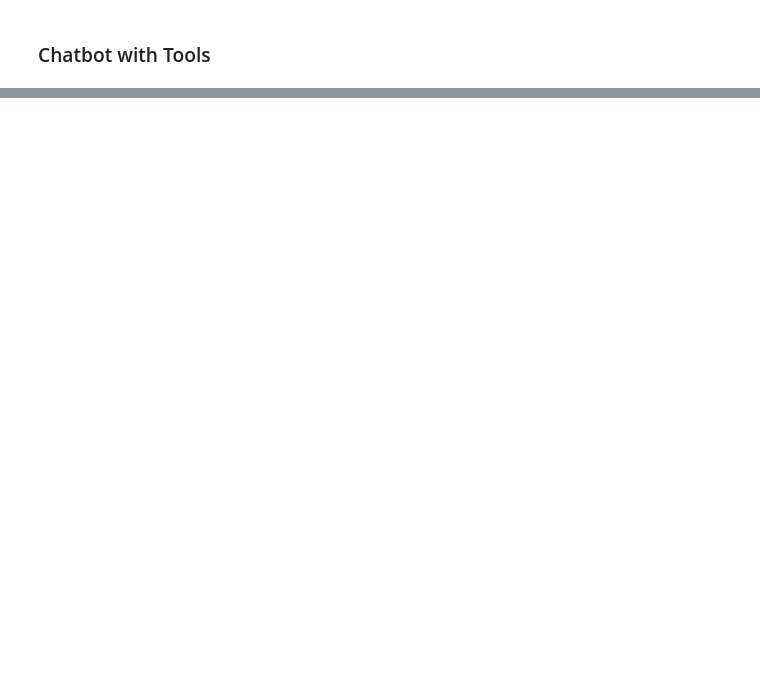
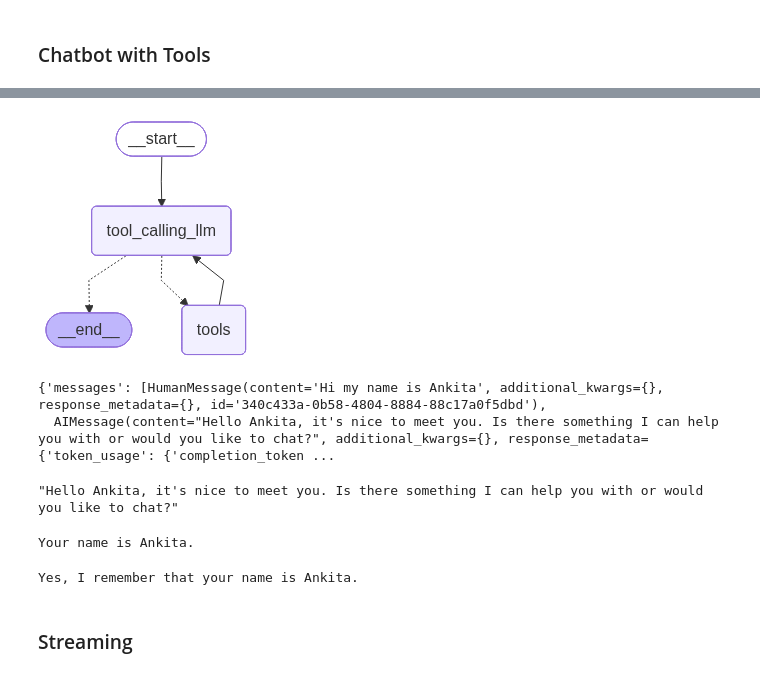
Before and after one commit to ankitas134/agentic-ai-learning, a Jupyter notebook: Langgraph/1-Basicchatbot.ipynb, the cells around one changed output, grey strips where cells are left out. Drawn from its saved outputs; the diff is of its cells as text; code cells hidden in the pictures; blank space fills up the shorter version.

```diff
--- a/Langgraph/1-Basicchatbot.ipynb
+++ b/Langgraph/1-Basicchatbot.ipynb
@@ -100,0 +294,62 @@ llm_with_tool
+# %%
+## Stategraph
+from langgraph.graph import StateGraph,START,END
+from langgraph.prebuilt import ToolNode
+from langgraph.prebuilt import tools_condition
+from langgraph.checkpoint.memory import MemorySaver
+
+memory = MemorySaver()
+
+## Node definition
+def tool_calling_llm(state:State):
+    return {"messages":[llm_with_tool.invoke(state["messages"])]}
+
+## Grpah
+builder=StateGraph(State)
+builder.add_node("tool_calling_llm",tool_calling_llm)
+builder.add_node("tools",ToolNode(tools))
+
+## Add Edges
+builder.add_edge(START, "tool_calling_llm")
+builder.add_conditional_edges(
+    "tool_calling_llm",
+    # If the latest message (result) from assistant is a tool call -> tools_condition routes to tools
+    # If the latest message (result) from assistant is a not a tool call -> tools_condition routes to END
+    tools_condition
+)
+builder.add_edge("tools","tool_calling_llm")
+
+## compile the graph
+graph=builder.compile(checkpointer=memory)
+
+from IPython.display import Image, display
+display(Image(graph.get_graph().draw_mermaid_png()))
+# %% [output]
+[figure, added]
+# %%
+config={"configurable":{"thread_id":"1"}}
+
+response=graph.invoke({"messages":"Hi my name is Ankita"},config=config)
+
+response
+# %% [output]
+{'messages': [HumanMessage(content='Hi my name is Ankita', additional_kwargs={}, response_metadata={}, id='340c433a-0b58-4804-8884-88c17a0f5dbd'),
+  AIMessage(content="Hello Ankita, it's nice to meet you. Is there something I can help you with or would you like to chat?", additional_kwargs={}, response_metadata={'token_usage': {'completion_token ...
+# %%
+response['messages'][-1].content
+# %% [output]
+"Hello Ankita, it's nice to meet you. Is there something I can help you with or would you like to chat?"
+# %%
+response=graph.invoke({"messages":"Hey what is my name"},config=config)
+
+print(response['messages'][-1].content)
+# %% [output]
+Your name is Ankita.
+# %%
+response=graph.invoke({"messages":"Hey do you remember mmy name"},config=config)
+
+print(response['messages'][-1].content)
+# %% [output]
+Yes, I remember that your name is Ankita.
+# %% [markdown]
+### Streaming
```
Also changed, not shown: parts of 25 cells of this notebook, 1 other file.
